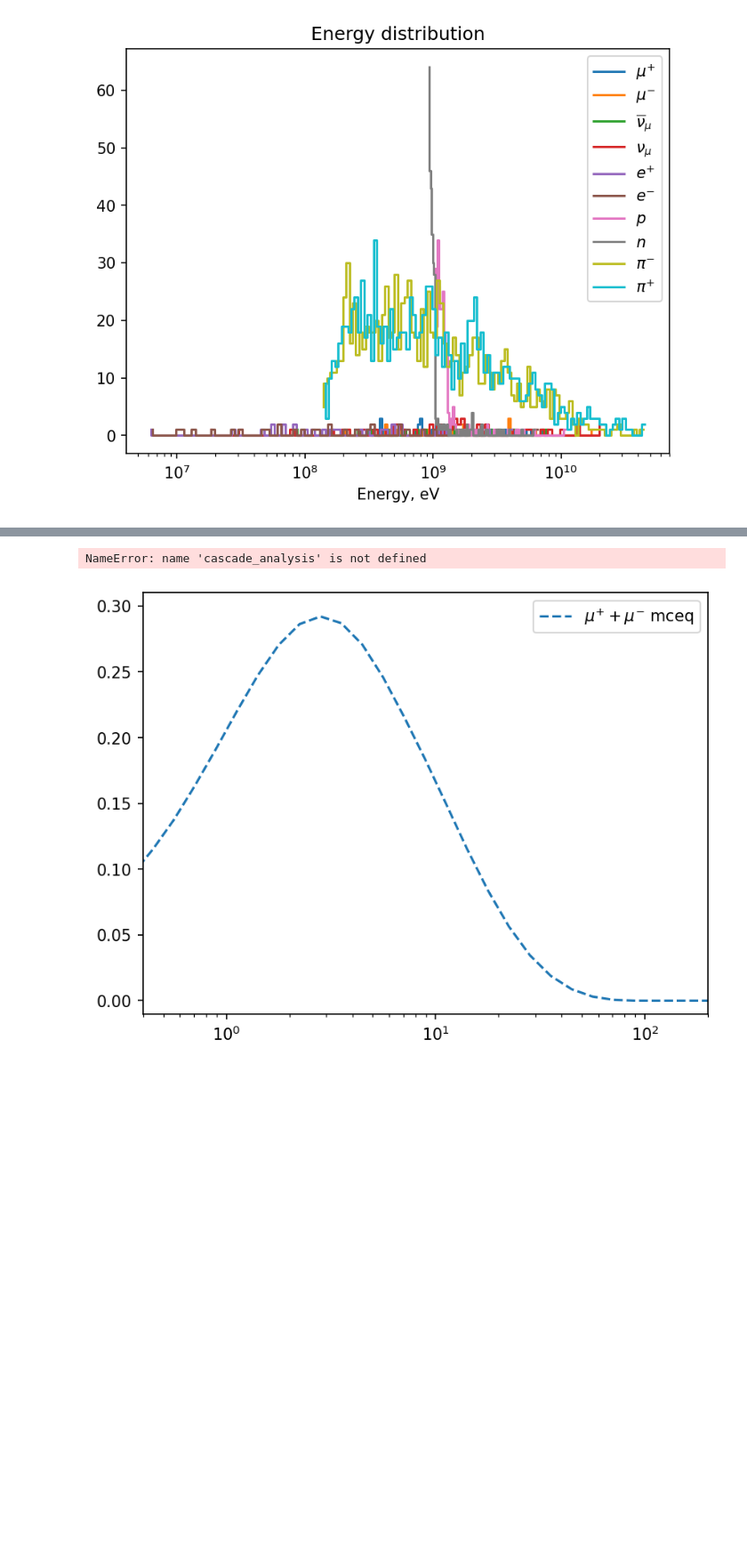
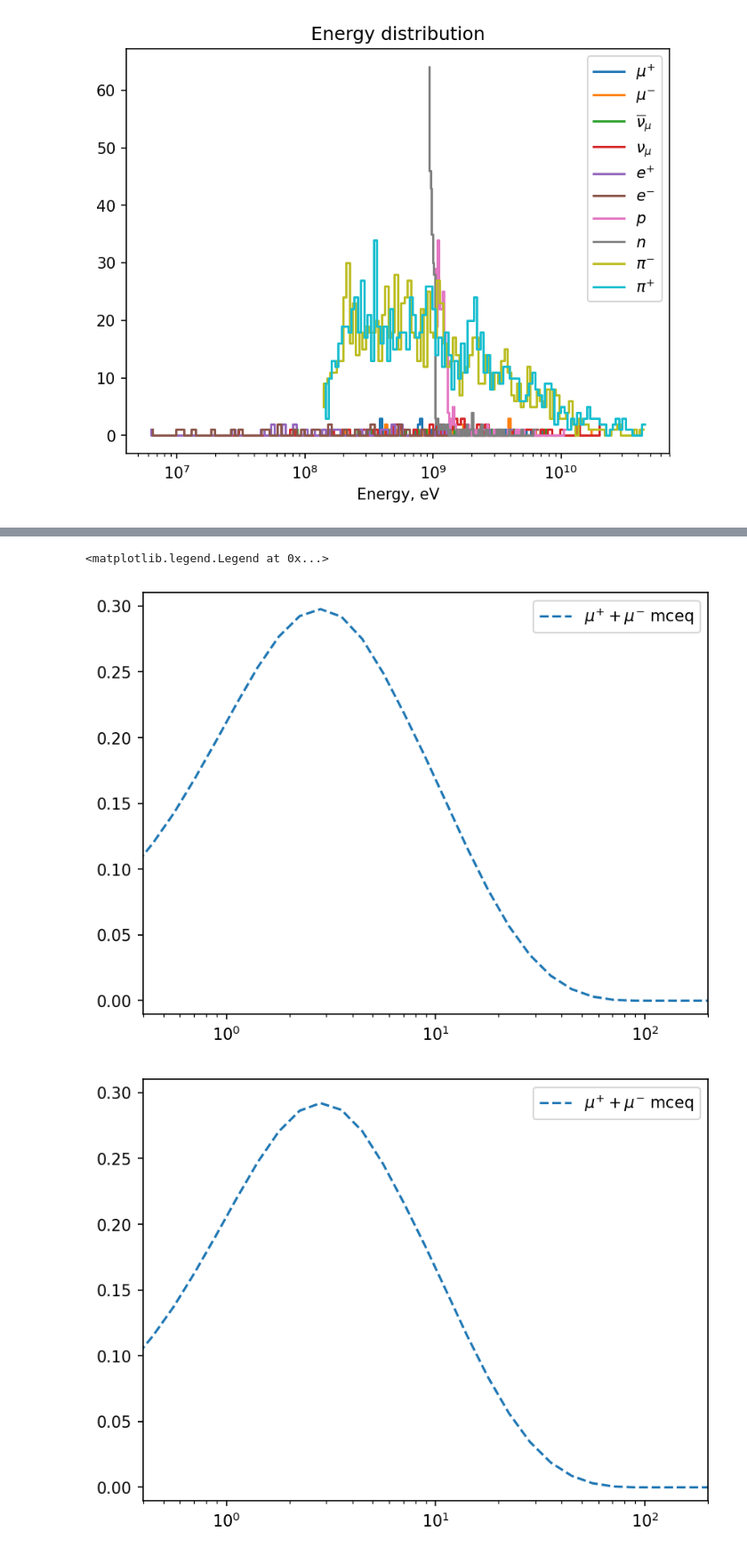
Before and after one commit to jncots/xmax_sigma, a Jupyter notebook: cascade_np/test_cas_driver.ipynb, the cells around one changed output, grey strips where cells are left out. Shown at 89% size. Cells and saved outputs as stored; diff of their text form; code cells hidden in the pictures; blank space fills up the shorter version.

```diff
--- a/cascade_np/test_cas_driver.ipynb
+++ b/cascade_np/test_cas_driver.ipynb
@@ -171,16 +198,15 @@ Muon mass = 0.1056583745, 0.1056583745
 # %%
-bins, hist, label = cascade_analysis.kin_energy_histogram(pdgs = (-13, 13), bins = res_mceq.ebins)
-plt.stairs(hist, bins, label = label, linestyle='-')
-plt.stairs(res_mceq.mu_spec[1], res_mceq.ebins, label = f"{res_mceq.mu_spec[2]} stairs", linestyle='--')
+plt.plot(mceq_dist.e_grid, mceq_dist.flux["mu"],
+         label = r"${\mu}^{+} + {\mu}^{-}$ mceq", linestyle='--')
 
 plt.xscale("log")
-plt.xlim(1e-2, 2e2)
-# plt.ylim(-0.01, 0.31)
+plt.xlim(4e-1, 2e2)
+plt.ylim(-0.01, 0.31)
 plt.legend()
-plt.grid()
 # plt.savefig('temp.png', transparent=True)
 # %% [output]
-NameError: name 'cascade_analysis' is not defined
+<matplotlib.legend.Legend at 0x...>
+[figure, added]
 # %%
 plt.plot(res_mceq.egrid, res_mceq.mu_spec[1], label = f"{res_mceq.mu_spec[2]}", linestyle='--')
 
```
Also changed, not shown: parts of 8 cells of this notebook, 4 other files.
